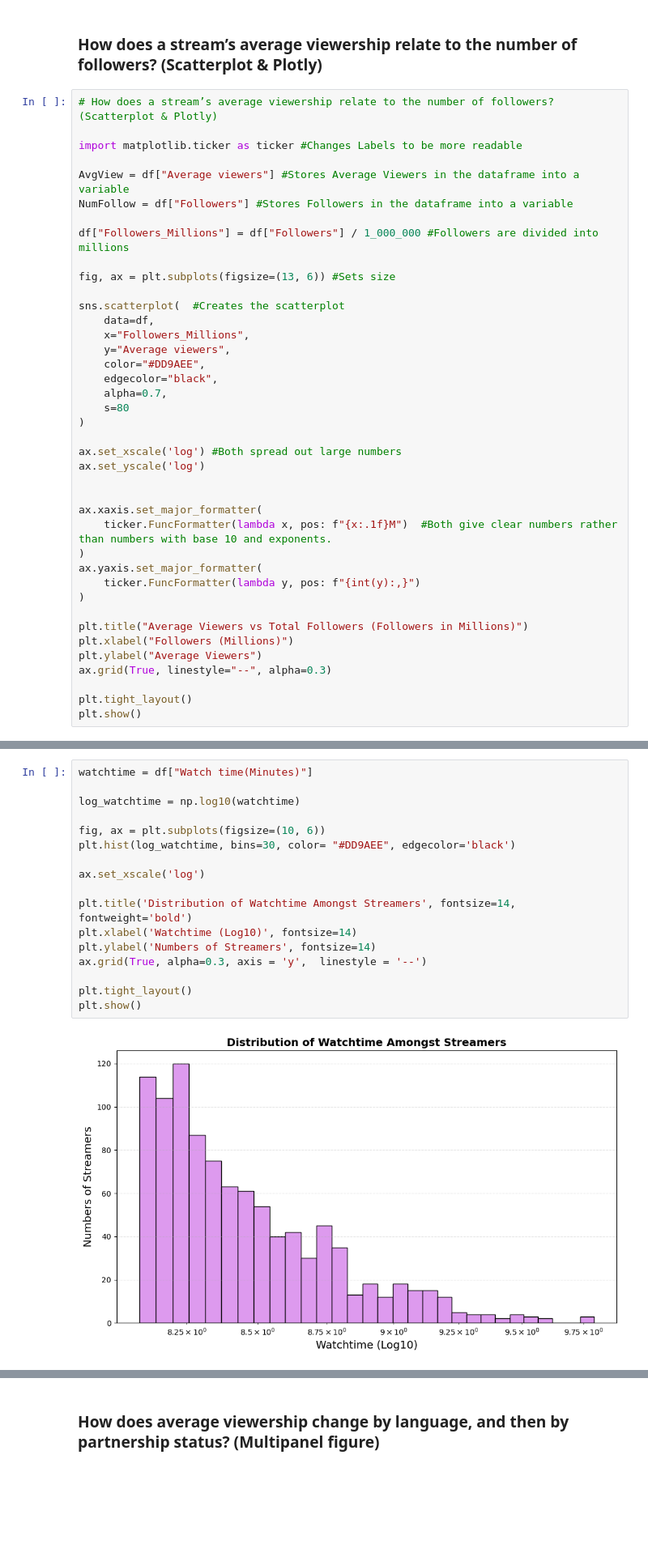
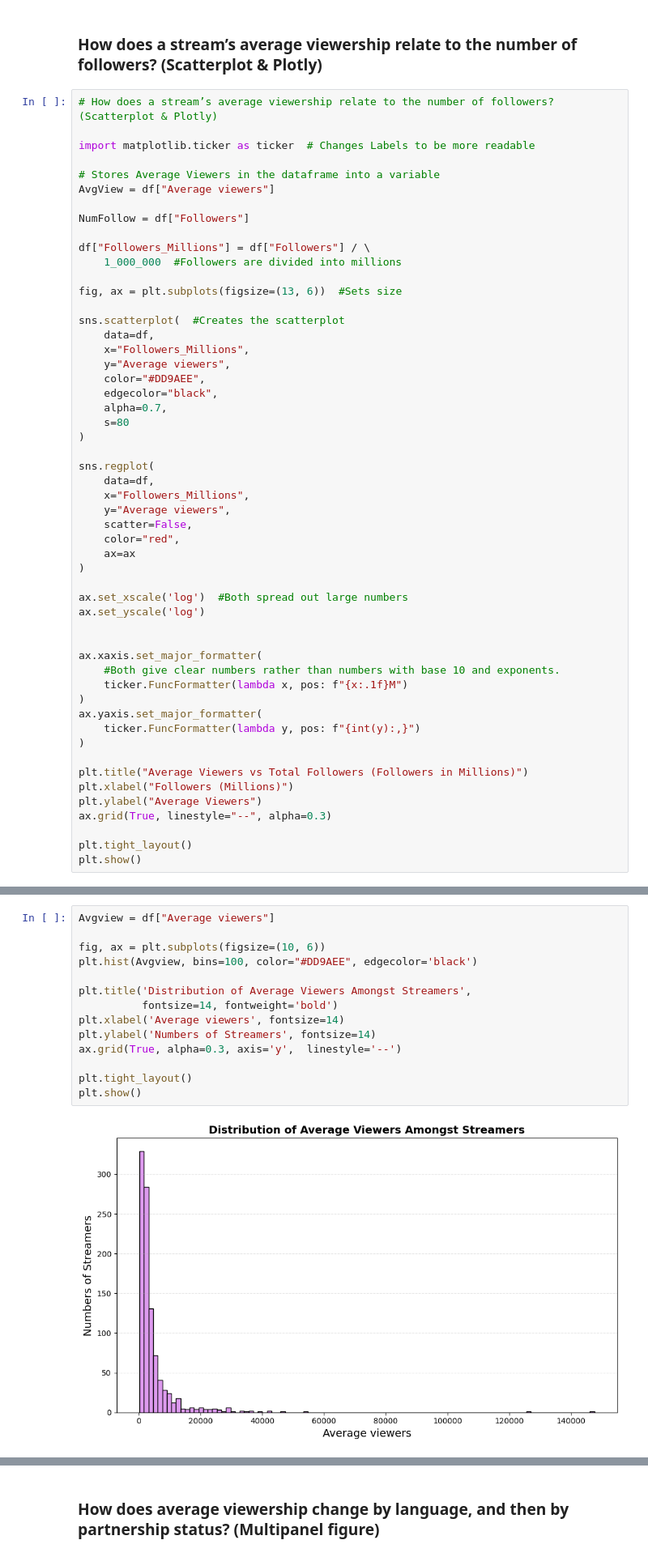
Before and after one commit to IT2053C-Gilany/final-project-martinbv99, a Jupyter notebook: final-projectMartinez.ipynb, the cells around one changed output, grey strips where cells are left out. Shown at 81% size. Saved outputs shown, nothing was run; the diff lists cells and outputs as text; blank space fills up the shorter version.

Commit message:
All graphs done?

```diff
--- a/final-projectMartinez.ipynb
+++ b/final-projectMartinez.ipynb
@@ -88,14 +93,17 @@ display(df.head())
 # %%
 # How does a stream’s average viewership relate to the number of followers? (Scatterplot & Plotly)
 
-import matplotlib.ticker as ticker #Changes Labels to be more readable
+import matplotlib.ticker as ticker  # Changes Labels to be more readable
 
-AvgView = df["Average viewers"] #Stores Average Viewers in the dataframe into a variable
-NumFollow = df["Followers"] #Stores Followers in the dataframe into a variable
+# Stores Average Viewers in the dataframe into a variable
+AvgView = df["Average viewers"]
 
-df["Followers_Millions"] = df["Followers"] / 1_000_000 #Followers are divided into millions
+NumFollow = df["Followers"]
 
-fig, ax = plt.subplots(figsize=(13, 6)) #Sets size
+df["Followers_Millions"] = df["Followers"] / \
+    1_000_000  #Followers are divided into millions
+
+fig, ax = plt.subplots(figsize=(13, 6))  #Sets size
 
 sns.scatterplot(  #Creates the scatterplot
     data=df,
@@ -107,12 +115,22 @@ sns.scatterplot(  #Creates the scatterplot
     s=80
 )
 
-ax.set_xscale('log') #Both spread out large numbers
+sns.regplot(
+    data=df,
+    x="Followers_Millions",
+    y="Average viewers",
+    scatter=False,
+    color="red",
+    ax=ax
+)
+
+ax.set_xscale('log')  #Both spread out large numbers
 ax.set_yscale('log')
 
 
 ax.xaxis.set_major_formatter(
-    ticker.FuncFormatter(lambda x, pos: f"{x:.1f}M")  #Both give clear numbers rather than numbers with base 10 and exponents.
+    #Both give clear numbers rather than numbers with base 10 and exponents.
+    ticker.FuncFormatter(lambda x, pos: f"{x:.1f}M")
 )
 ax.yaxis.set_major_formatter(
     ticker.FuncFormatter(lambda y, pos: f"{int(y):,}")
@@ -149,20 +166,17 @@ fig.show()
 # %%
-watchtime = df["Watch time(Minutes)"]
-
-log_watchtime = np.log10(watchtime)
+Avgview = df["Average viewers"]
 
 fig, ax = plt.subplots(figsize=(10, 6))
-plt.hist(log_watchtime, bins=30, color= "#DD9AEE", edgecolor='black')
+plt.hist(Avgview, bins=100, color="#DD9AEE", edgecolor='black')
 
-ax.set_xscale('log')
-
-plt.title('Distribution of Watchtime Amongst Streamers', fontsize=14, fontweight='bold')
-plt.xlabel('Watchtime (Log10)', fontsize=14)
+plt.title('Distribution of Average Viewers Amongst Streamers',
+          fontsize=14, fontweight='bold')
+plt.xlabel('Average viewers', fontsize=14)
 plt.ylabel('Numbers of Streamers', fontsize=14)
-ax.grid(True, alpha=0.3, axis = 'y',  linestyle = '--')
+ax.grid(True, alpha=0.3, axis='y',  linestyle='--')
 
 plt.tight_layout()
 plt.show()
 # %% [output]
-[figure, old version]
+[figure, new version]
 # %% [markdown]
```
Also changed, not shown: parts of 9 cells of this notebook.
